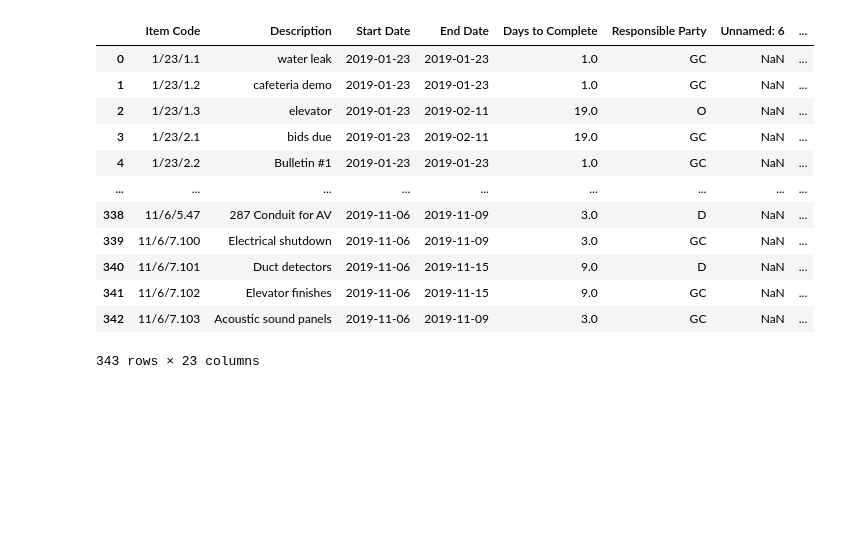
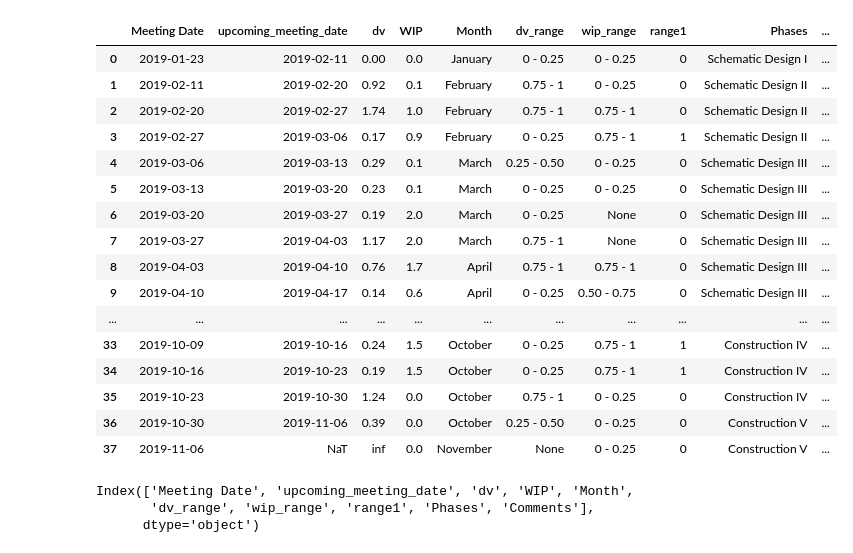
Before and after one commit to bhagyeshmawale/BottleneckPrediction, a Jupyter notebook: Untitled.ipynb, the cells around one changed output. Saved outputs shown, nothing was run; the diff lists cells and outputs as text; code cells hidden in the pictures; blank space fills up the shorter version.

```diff
--- a/Untitled.ipynb
+++ b/Untitled.ipynb
@@ -12,16 +145,26 @@ df['End Month']= df['End Month'].replace({1:'January',2:'February',3:'March',4:'
 # %%
-df
+df150
 # %% [output]
-|  | Item Code | Description | Start Date | End Date | Days to Complete | Responsible Party | Unnamed: 6 | ... |
-| 0 | 1/23/1.1 | water leak | 2019-01-23 | 2019-01-23 | 1.0 | GC | NaN | ... |
-| 1 | 1/23/1.2 | cafeteria demo | 2019-01-23 | 2019-01-23 | 1.0 | GC | NaN | ... |
-| 2 | 1/23/1.3 | elevator | 2019-01-23 | 2019-02-11 | 19.0 | O | NaN | ... |
-| 3 | 1/23/2.1 | bids due | 2019-01-23 | 2019-02-11 | 19.0 | GC | NaN | ... |
-| 4 | 1/23/2.2 | Bulletin #1 | 2019-01-23 | 2019-01-23 | 1.0 | GC | NaN | ... |
-| ... | ... | ... | ... | ... | ... | ... | ... | ... |
-| 338 | 11/6/5.47 | 287 Conduit for AV | 2019-11-06 | 2019-11-09 | 3.0 | D | NaN | ... |
-| 339 | 11/6/7.100 | Electrical shutdown | 2019-11-06 | 2019-11-09 | 3.0 | GC | NaN | ... |
-| 340 | 11/6/7.101 | Duct detectors | 2019-11-06 | 2019-11-15 | 9.0 | D | NaN | ... |
-| 341 | 11/6/7.102 | Elevator finishes | 2019-11-06 | 2019-11-15 | 9.0 | GC | NaN | ... |
-| 342 | 11/6/7.103 | Acoustic sound panels | 2019-11-06 | 2019-11-09 | 3.0 | GC | NaN | ... |
+|  | Meeting Date | upcoming_meeting_date | dv | WIP | Month | dv_range | wip_range | range1 | Phases | ... |
+| 0 | 2019-01-23 | 2019-02-11 | 0.00 | 0.0 | January | 0 - 0.25 | 0 - 0.25 | 0 | Schematic Design I | ... |
+| 1 | 2019-02-11 | 2019-02-20 | 0.92 | 0.1 | February | 0.75 - 1 | 0 - 0.25 | 0 | Schematic Design II | ... |
+| 2 | 2019-02-20 | 2019-02-27 | 1.74 | 1.0 | February | 0.75 - 1 | 0.75 - 1 | 0 | Schematic Design II | ... |
+| 3 | 2019-02-27 | 2019-03-06 | 0.17 | 0.9 | February | 0 - 0.25 | 0.75 - 1 | 1 | Schematic Design II | ... |
+| 4 | 2019-03-06 | 2019-03-13 | 0.29 | 0.1 | March | 0.25 - 0.50 | 0 - 0.25 | 0 | Schematic Design III | ... |
+| 5 | 2019-03-13 | 2019-03-20 | 0.23 | 0.1 | March | 0 - 0.25 | 0 - 0.25 | 0 | Schematic Design III | ... |
+| 6 | 2019-03-20 | 2019-03-27 | 0.19 | 2.0 | March | 0 - 0.25 | None | 0 | Schematic Design III | ... |
+| 7 | 2019-03-27 | 2019-04-03 | 1.17 | 2.0 | March | 0.75 - 1 | None | 0 | Schematic Design III | ... |
+| 8 | 2019-04-03 | 2019-04-10 | 0.76 | 1.7 | April | 0.75 - 1 | 0.75 - 1 | 0 | Schematic Design III | ... |
+| 9 | 2019-04-10 | 2019-04-17 | 0.14 | 0.6 | April | 0 - 0.25 | 0.50 - 0.75 | 0 | Schematic Design III | ... |
+| ... | ... | ... | ... | ... | ... | ... | ... | ... | ... | ... |
+| 33 | 2019-10-09 | 2019-10-16 | 0.24 | 1.5 | October | 0 - 0.25 | 0.75 - 1 | 1 | Construction IV | ... |
+| 34 | 2019-10-16 | 2019-10-23 | 0.19 | 1.5 | October | 0 - 0.25 | 0.75 - 1 | 1 | Construction IV | ... |
+| 35 | 2019-10-23 | 2019-10-30 | 1.24 | 0.0 | October | 0.75 - 1 | 0 - 0.25 | 0 | Construction IV | ... |
+| 36 | 2019-10-30 | 2019-11-06 | 0.39 | 0.0 | October | 0.25 - 0.50 | 0 - 0.25 | 0 | Construction V | ... |
+| 37 | 2019-11-06 | NaT | inf | 0.0 | November | None | 0 - 0.25 | 0 | Construction V | ... |
-343 rows × 23 columns
+# %%
+df150.columns
+# %% [output]
+Index(['Meeting Date', 'upcoming_meeting_date', 'dv', 'WIP', 'Month',
+       'dv_range', 'wip_range', 'range1', 'Phases', 'Comments'],
+      dtype='object')
```
Also changed, not shown: parts of 8 cells of this notebook.
